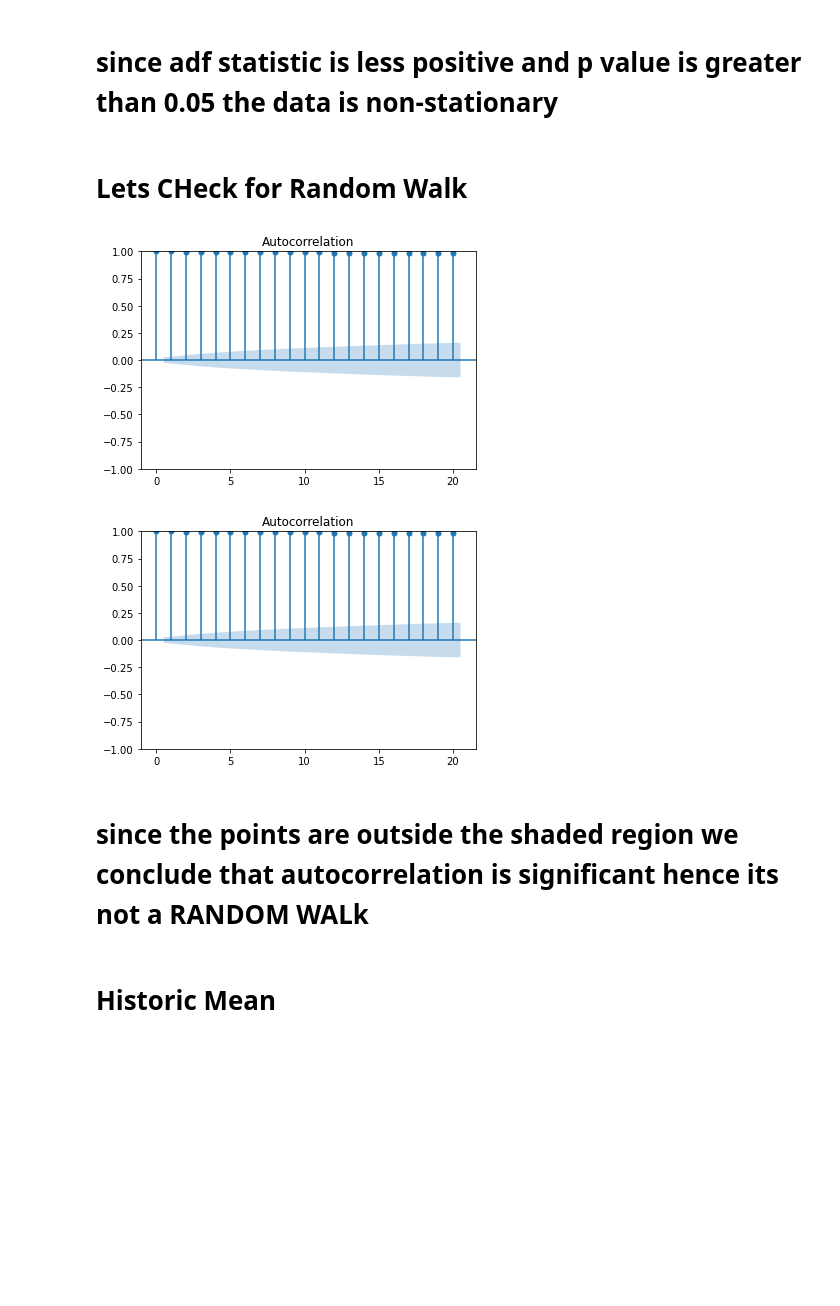
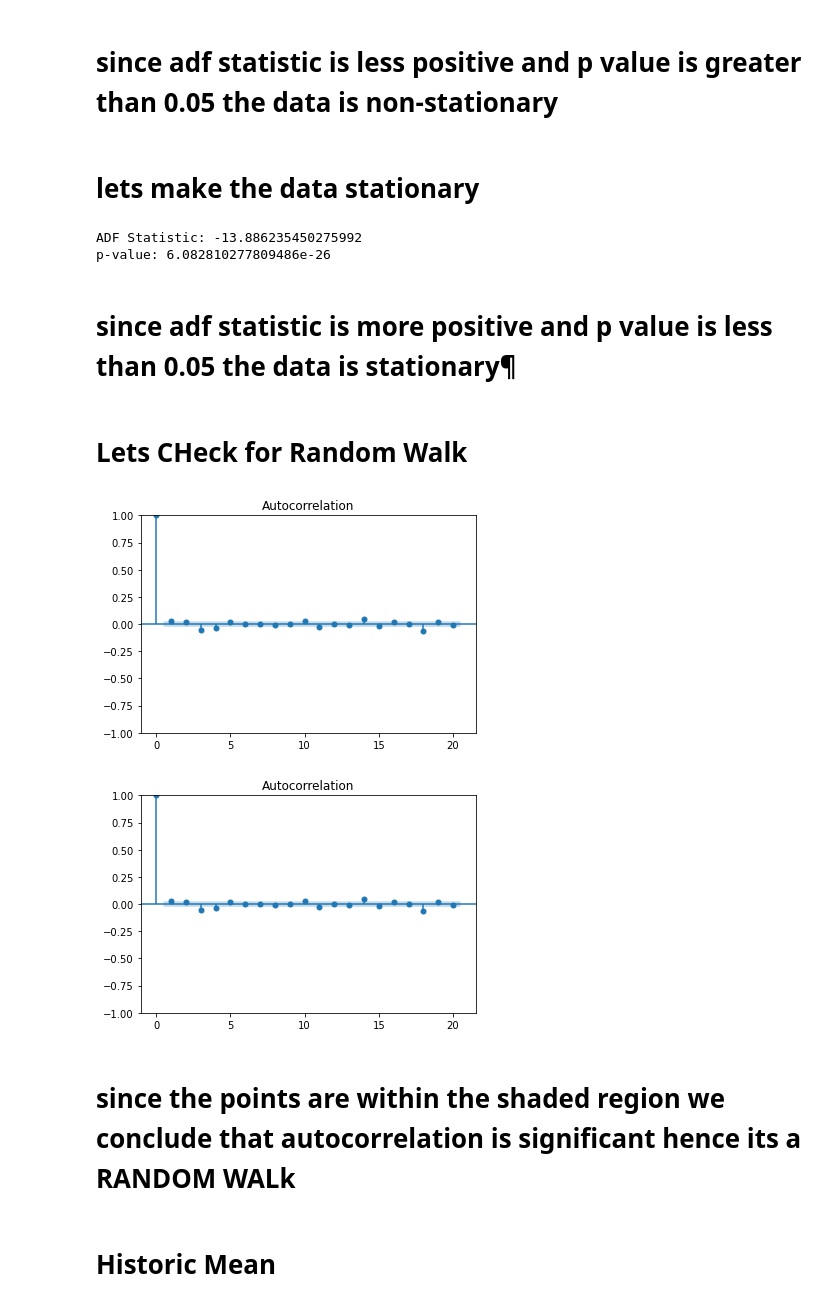
Before and after one commit to monikasingh24/reliance_data, a Jupyter notebook: time_series_reliance.ipynb, the cells around one changed output. Saved outputs shown, nothing was run; the diff lists cells and outputs as text; code cells hidden in the pictures; blank space fills up the shorter version.

```diff
--- a/time_series_reliance.ipynb
+++ b/time_series_reliance.ipynb
@@ -62,15 +62,28 @@ ADF Statistic: 0.7024129636693597
 p-value: 0.9898859015946532
 # %% [markdown]
 # since adf statistic is less positive and p value is greater than 0.05 the data is non-stationary
+# %% [markdown]
+# lets make the data stationary
+# %%
+diff_reliance = np.diff(df1['close'], n=1)
+# %%
+ADF_result = adfuller(diff_reliance)
+print(f'ADF Statistic: {ADF_result[0]}')
+print(f'p-value: {ADF_result[1]}')
+# %% [output]
+ADF Statistic: -13.886235450275992
+p-value: 6.082810277809486e-26
+# %% [markdown]
+# since adf statistic is more positive and p value is less than 0.05 the data is stationary¶
 # %% [markdown]
 # Lets CHeck for Random Walk
 # %%
-plot_acf(df1['close'], lags=20)
+plot_acf(diff_reliance , lags=20)
 # %% [output]
-[figure, old version]
+[figure, new version]
-[figure, old version]
+[figure, new version]
 # %% [markdown]
-# since the points are outside the shaded region we conclude that autocorrelation is significant hence its not a RANDOM WALk
+# since the points are within  the shaded region we conclude that autocorrelation is significant hence its a RANDOM WALk
 # %% [markdown]
 # Historic Mean
 # %%
```
Also changed, not shown: parts of 2 cells of this notebook.
